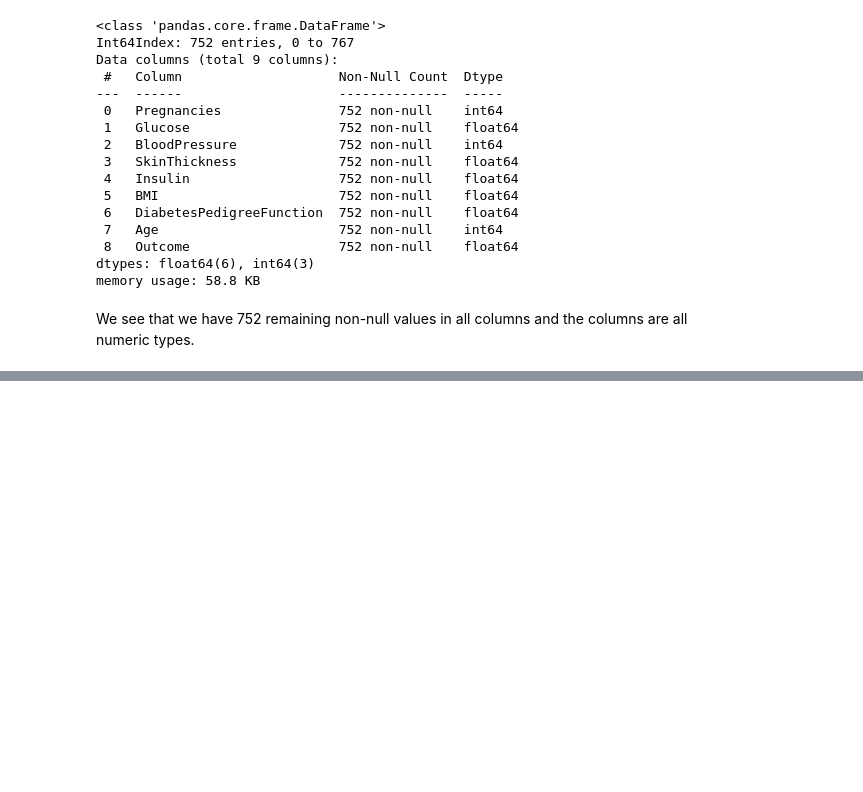
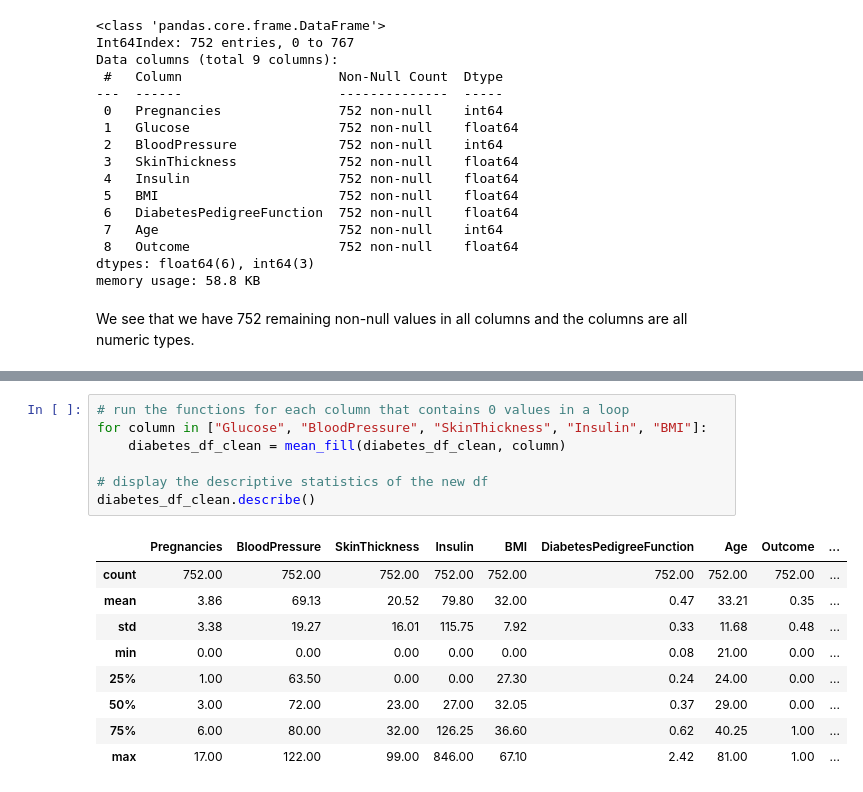
Before and after one commit to adriz-nf/diabetes_eda, a Jupyter notebook: diabetes_eda.ipynb, the cells around one changed output, grey strips where cells are left out. Drawn from its saved outputs; the diff is of its cells as text; blank space fills up the shorter version.

```diff
--- a/diabetes_eda.ipynb
+++ b/diabetes_eda.ipynb
@@ -231,0 +326,17 @@ We see that we have 752 remaining non-null values in all columns and the columns
+# %%
+# run the functions for each column that contains 0 values in a loop
+for column in ["Glucose", "BloodPressure", "SkinThickness", "Insulin", "BMI"]:
+    diabetes_df_clean = mean_fill(diabetes_df_clean, column)
+
+# display the descriptive statistics of the new df
+diabetes_df_clean.describe()
+# %% [output]
+|  | Pregnancies | BloodPressure | SkinThickness | Insulin | BMI | DiabetesPedigreeFunction | Age | Outcome | ... |
+| count | 752.00 | 752.00 | 752.00 | 752.00 | 752.00 | 752.00 | 752.00 | 752.00 | ... |
+| mean | 3.86 | 69.13 | 20.52 | 79.80 | 32.00 | 0.47 | 33.21 | 0.35 | ... |
+| std | 3.38 | 19.27 | 16.01 | 115.75 | 7.92 | 0.33 | 11.68 | 0.48 | ... |
+| min | 0.00 | 0.00 | 0.00 | 0.00 | 0.00 | 0.08 | 21.00 | 0.00 | ... |
+| 25% | 1.00 | 63.50 | 0.00 | 0.00 | 27.30 | 0.24 | 24.00 | 0.00 | ... |
+| 50% | 3.00 | 72.00 | 23.00 | 27.00 | 32.05 | 0.37 | 29.00 | 0.00 | ... |
+| 75% | 6.00 | 80.00 | 32.00 | 126.25 | 36.60 | 0.62 | 40.25 | 1.00 | ... |
+| max | 17.00 | 122.00 | 99.00 | 846.00 | 67.10 | 2.42 | 81.00 | 1.00 | ... |
```
Also changed, not shown: parts of 24 cells of this notebook.
